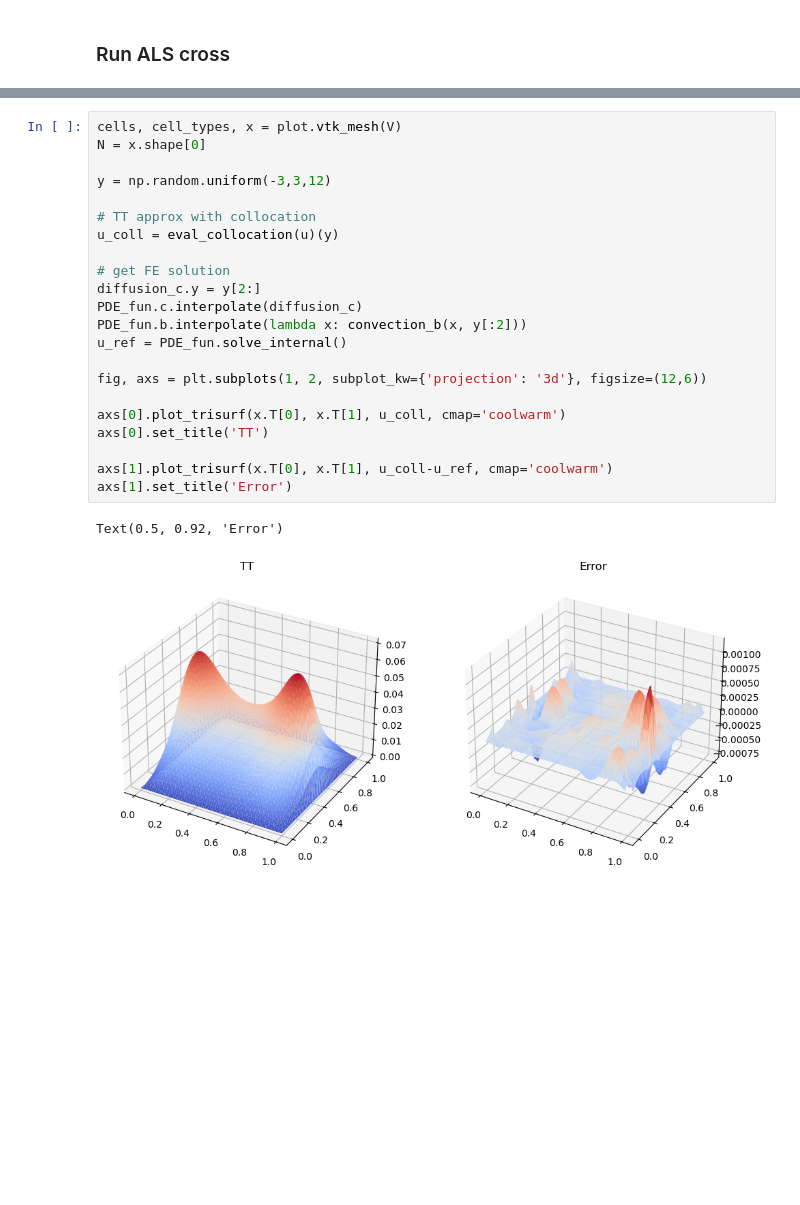
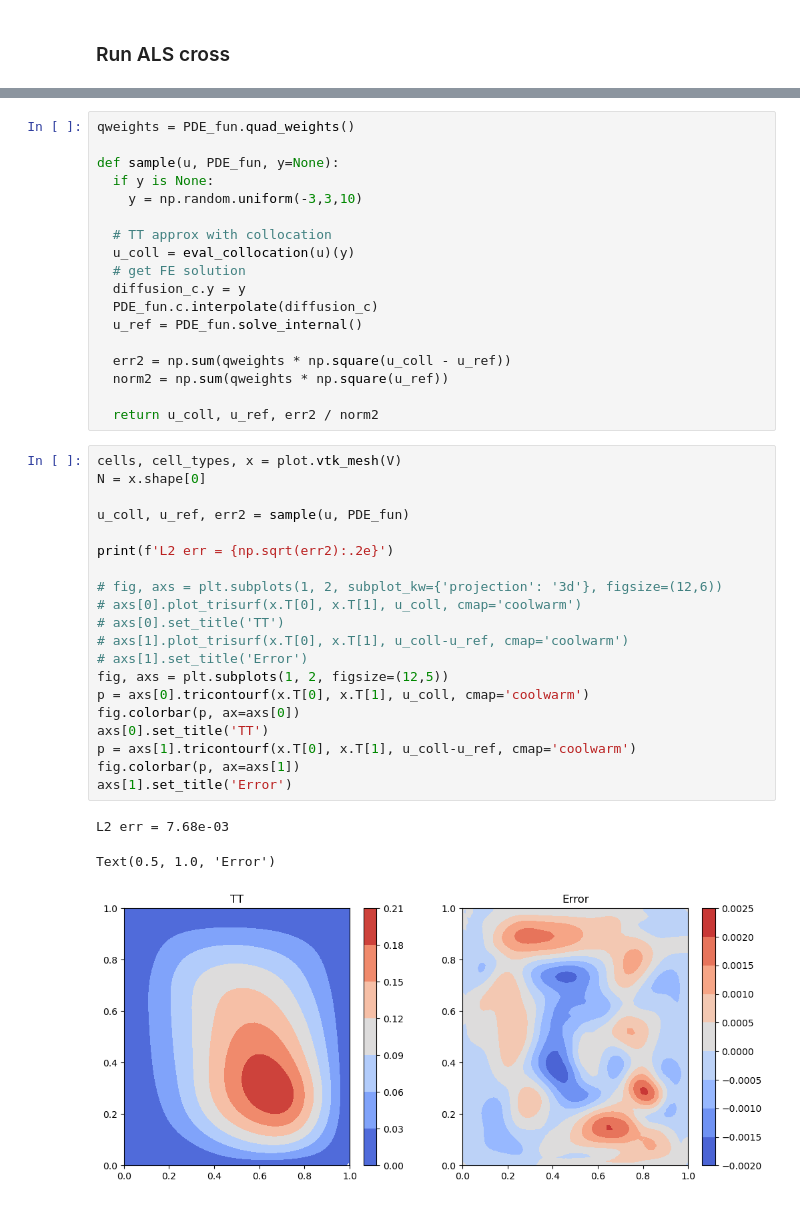
Before and after one commit to huberbenno/TT-IRT, a Jupyter notebook: python/als_cross_rework/convection_diffusion_2d.ipynb, the cells around one changed output, grey strips where cells are left out. Drawn from its saved outputs; the diff is of its cells as text; blank space fills up the shorter version.

```diff
--- a/python/als_cross_rework/convection_diffusion_2d.ipynb
+++ b/python/als_cross_rework/convection_diffusion_2d.ipynb
@@ -372,25 +495,42 @@ class eval_collocation:
+# %%
+qweights = PDE_fun.quad_weights()
+
+def sample(u, PDE_fun, y=None):
+  if y is None:
+    y = np.random.uniform(-3,3,10)
+
+  # TT approx with collocation
+  u_coll = eval_collocation(u)(y)
+  # get FE solution
+  diffusion_c.y = y
+  PDE_fun.c.interpolate(diffusion_c)
+  u_ref = PDE_fun.solve_internal()
+
+  err2 = np.sum(qweights * np.square(u_coll - u_ref))
+  norm2 = np.sum(qweights * np.square(u_ref))
+
+  return u_coll, u_ref, err2 / norm2
 # %%
 cells, cell_types, x = plot.vtk_mesh(V)
 N = x.shape[0]
 
-y = np.random.uniform(-3,3,12)
+u_coll, u_ref, err2 = sample(u, PDE_fun)
 
-# TT approx with collocation
-u_coll = eval_collocation(u)(y)
+print(f'L2 err = {np.sqrt(err2):.2e}')
 
-# get FE solution
-diffusion_c.y = y[2:]
-PDE_fun.c.interpolate(diffusion_c)
-PDE_fun.b.interpolate(lambda x: convection_b(x, y[:2]))
-u_ref = PDE_fun.solve_internal()
-
-fig, axs = plt.subplots(1, 2, subplot_kw={'projection': '3d'}, figsize=(12,6))
-
-axs[0].plot_trisurf(x.T[0], x.T[1], u_coll, cmap='coolwarm')
+# fig, axs = plt.subplots(1, 2, subplot_kw={'projection': '3d'}, figsize=(12,6))
+# axs[0].plot_trisurf(x.T[0], x.T[1], u_coll, cmap='coolwarm')
+# axs[0].set_title('TT')
+# axs[1].plot_trisurf(x.T[0], x.T[1], u_coll-u_ref, cmap='coolwarm')
+# axs[1].set_title('Error')
+fig, axs = plt.subplots(1, 2, figsize=(12,5))
+p = axs[0].tricontourf(x.T[0], x.T[1], u_coll, cmap='coolwarm')
+fig.colorbar(p, ax=axs[0])
 axs[0].set_title('TT')
-
-axs[1].plot_trisurf(x.T[0], x.T[1], u_coll-u_ref, cmap='coolwarm')
+p = axs[1].tricontourf(x.T[0], x.T[1], u_coll-u_ref, cmap='coolwarm')
+fig.colorbar(p, ax=axs[1])
 axs[1].set_title('Error')
 # %% [output]
-Text(0.5, 0.92, 'Error')
+L2 err = 7.68e-03
+Text(0.5, 1.0, 'Error')
-[figure, old version]
+[figure, new version]
```
Also changed, not shown: parts of 14 cells of this notebook, 1 other file.
